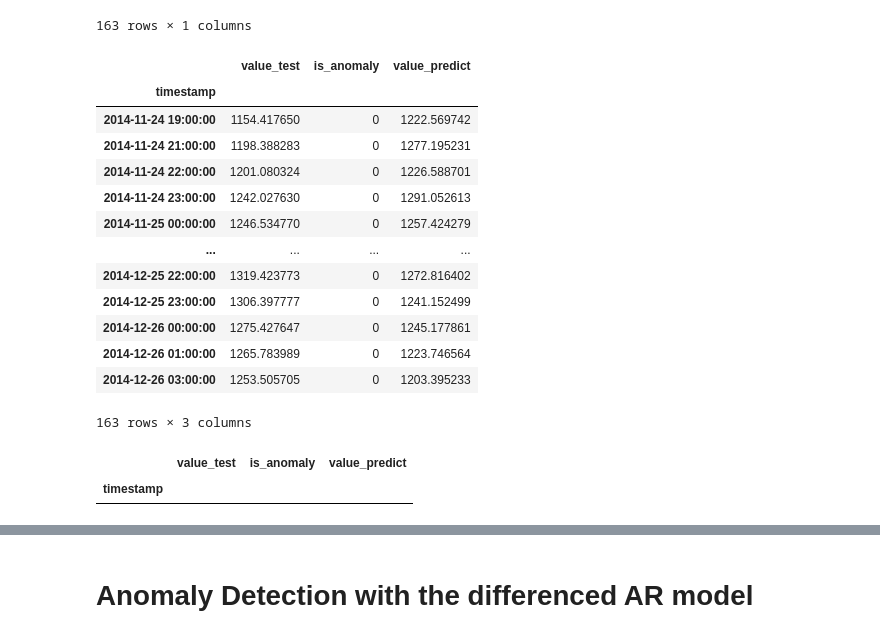
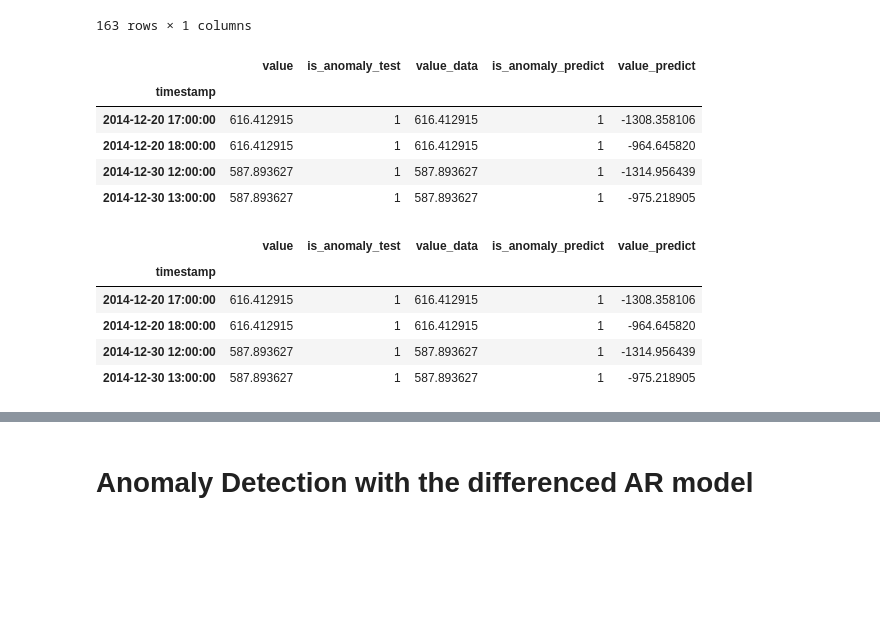
Before and after one commit to mehrotrasan16/time-series-anomaly-detection-methods, a Jupyter notebook: code/AutoRegression Models for Time Series prediction Ref 68.ipynb, the cells around one changed output, grey strips where cells are left out. Saved outputs shown, nothing was run; the diff lists cells and outputs as text; code cells hidden in the pictures; blank space fills up the shorter version.

Commit message:
Finally found a way to apply the threshold filter to the AR and MA processes! ARIMMA you're next!. But still have to plot MA. Also still have to Normalize and scale data properly

```diff
--- a/code/AutoRegression Models for Time Series prediction Ref 68.ipynb
+++ b/code/AutoRegression Models for Time Series prediction Ref 68.ipynb
@@ -416,2 +439,11 @@ plt.gcf().autofmt_xdate()
 # %%
 predictdf = pd.concat([series['timestamp'][:len(series)-1],predictions], axis=1)
+
+predictdf.rename(columns={0:'value'},inplace=True)
+
+predictdf['value'] = predictdf['value'].shift(-2)
+
+predictdf = predictdf.dropna()
+predictdf
+
+predictdf = predictdf.set_index('timestamp')
@@ -791,5 +789,6 @@ outliers
 # %%
-not_outliers = predictdf[predictdf['value'] < threshold]
+outliers = matrix[matrix.value_data > matrix.value_predict + threshold]
+not_outliers = matrix[matrix.value_data <= matrix.value_predict + threshold]
 #not_outliers.append(predictdf[predictdf['value'] > -1*(threshold)])
 not_outliers
 # %% [output]
@@ -855,27 +853,23 @@ outliers.set_index('timestamp')
 | 2014-12-26 03:00:00 | 1203.395233 |
 163 rows × 1 columns
 # %%
-checkingmatrix = series.set_index('timestamp').join(outliers.set_index('timestamp'),on='timestamp',how='inner',lsuffix='_test',rsuffix='_predict')
+checkingmatrix = series.set_index('timestamp').join(outliers,on='timestamp',how='inner',lsuffix='_test',rsuffix='_predict')
 checkingmatrix
 # %% [output]
-|  | value_test | is_anomaly | value_predict |
-| timestamp |  |  |  |
-| 2014-11-24 19:00:00 | 1154.417650 | 0 | 1222.569742 |
-| 2014-11-24 21:00:00 | 1198.388283 | 0 | 1277.195231 |
-| 2014-11-24 22:00:00 | 1201.080324 | 0 | 1226.588701 |
-| 2014-11-24 23:00:00 | 1242.027630 | 0 | 1291.052613 |
-| 2014-11-25 00:00:00 | 1246.534770 | 0 | 1257.424279 |
-| ... | ... | ... | ... |
-| 2014-12-25 22:00:00 | 1319.423773 | 0 | 1272.816402 |
-| 2014-12-25 23:00:00 | 1306.397777 | 0 | 1241.152499 |
-| 2014-12-26 00:00:00 | 1275.427647 | 0 | 1245.177861 |
-| 2014-12-26 01:00:00 | 1265.783989 | 0 | 1223.746564 |
-| 2014-12-26 03:00:00 | 1253.505705 | 0 | 1203.395233 |
+|  | value | is_anomaly_test | value_data | is_anomaly_predict | value_predict |
+| timestamp |  |  |  |  |  |
+| 2014-12-20 17:00:00 | 616.412915 | 1 | 616.412915 | 1 | -1308.358106 |
+| 2014-12-20 18:00:00 | 616.412915 | 1 | 616.412915 | 1 | -964.645820 |
+| 2014-12-30 12:00:00 | 587.893627 | 1 | 587.893627 | 1 | -1314.956439 |
+| 2014-12-30 13:00:00 | 587.893627 | 1 | 587.893627 | 1 | -975.218905 |
-163 rows × 3 columns
 # %%
-truepositives = checkingmatrix[checkingmatrix['is_anomaly'] == 1]
+truepositives = checkingmatrix[checkingmatrix['is_anomaly_test'] == 1]
 truepositives
 # %% [output]
-|  | value_test | is_anomaly | value_predict |
-| timestamp |  |  |  |
+|  | value | is_anomaly_test | value_data | is_anomaly_predict | value_predict |
+| timestamp |  |  |  |  |  |
+| 2014-12-20 17:00:00 | 616.412915 | 1 | 616.412915 | 1 | -1308.358106 |
+| 2014-12-20 18:00:00 | 616.412915 | 1 | 616.412915 | 1 | -964.645820 |
+| 2014-12-30 12:00:00 | 587.893627 | 1 | 587.893627 | 1 | -1314.956439 |
+| 2014-12-30 13:00:00 | 587.893627 | 1 | 587.893627 | 1 | -975.218905 |
 # %%
```
Also changed, not shown: parts of 37 cells of this notebook, 1 other file.
